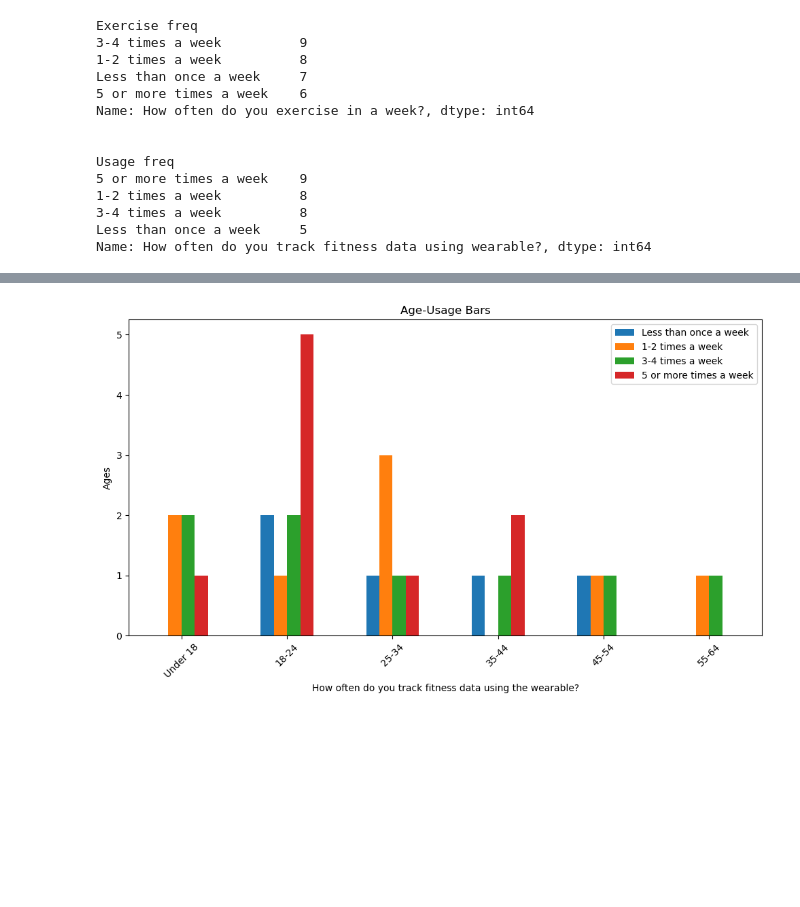
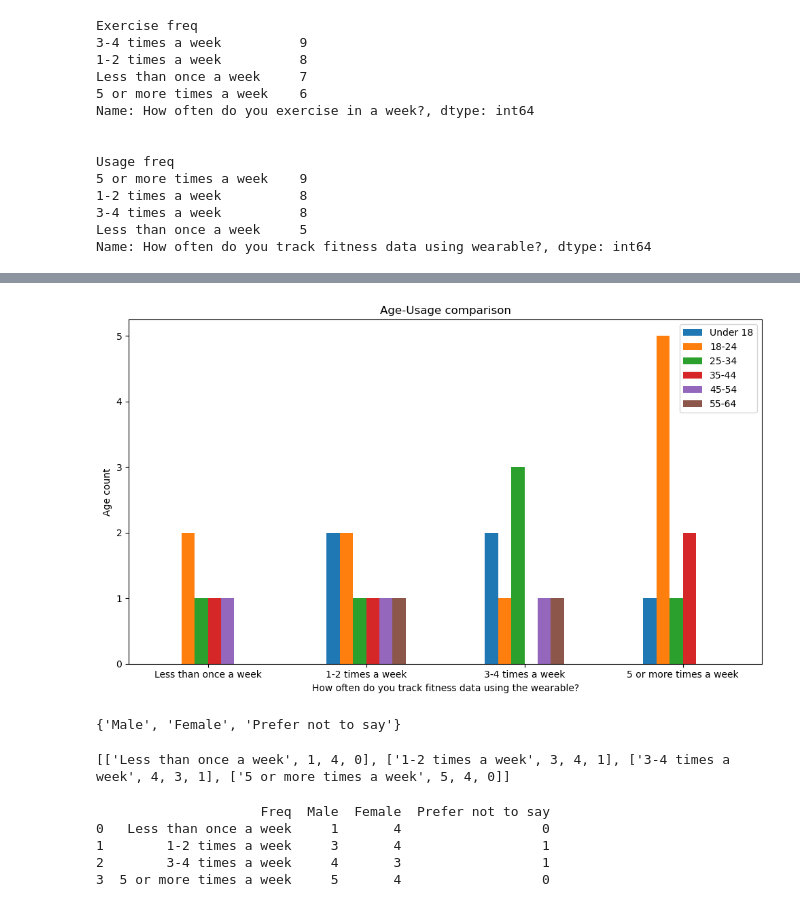
Before and after one commit to MichaelBermas/JupyterPG, a Jupyter notebook: Consumer Behavior 1.ipynb, the cells around one changed output, grey strips where cells are left out. Drawn from its saved outputs; the diff is of its cells as text; code cells hidden in the pictures; blank space fills up the shorter version.

```diff
--- a/Consumer Behavior 1.ipynb
+++ b/Consumer Behavior 1.ipynb
@@ -208,3 +204,0 @@ columns2 = ['Age', 'Less than once a week', '1-2 times a week', '3-4 times a wee
-# %%
-age_usage_df = pd.DataFrame(rows2, columns = columns2)
-print(age_usage_df)
@@ -227,10 +205,46 @@ print(age_usage_df)
-# %%
-age_usage_df.set_index('Age').plot(kind='bar', figsize=(10, 6))
-plt.title('Age-Usage Bars')
-plt.xlabel('How often do you track fitness data using the wearable?')
-plt.ylabel('Ages')
-plt.xticks(rotation=45)
-plt.tight_layout()
-plt.show()
-# %% [output]
-[figure, removed]
+# %%
+age_usage_df.set_index('Frequency').plot(kind='bar', figsize=(10, 6))
+plt.title('Age-Usage comparison')
+plt.xlabel('How often do you track fitness data using the wearable?')
+plt.ylabel('Age count')
+plt.xticks(rotation=0)
+plt.tight_layout()
+plt.show()
+# %% [output]
+[figure, added]
+# %%
+gen_set = set()
+for x in data['What is your gender?']:
+    if x not in gen_set:
+        gen_set.add(x)
+
+print(gen_set)
+# %% [output]
+{'Male', 'Female', 'Prefer not to say'}
+# %%
+gen_col = []
+for x in gen_set:
+    gen_col.append(x)
+
+gen_rows=[]
+for x in usage:
+    inst3 = []
+    inst3.append(x)
+    for y in gen_col:
+        sub = data[data['What is your gender?'] == y]
+        count = (sub['How often do you track fitness data using wearable?']==x).sum()
+        inst3.append(count)
+    gen_rows.append(inst3)
+
+gen_rows[1], gen_rows[2] = gen_rows[2], gen_rows[1]
+# %% [output]
+[['Less than once a week', 1, 4, 0], ['1-2 times a week', 3, 4, 1], ['3-4 times a week', 4, 3, 1], ['5 or more times a week', 5, 4, 0]]
+# %%
+gen_df = pd.DataFrame(gen_rows, columns = ['Freq'] +gen_col)
+print(gen_df)
+# %% [output]
+                     Freq  Male  Female  Prefer not to say
+0   Less than once a week     1       4                  0
+1        1-2 times a week     3       4                  1
+2        3-4 times a week     4       3                  1
+3  5 or more times a week     5       4                  0
```
Also changed, not shown: parts of 12 cells of this notebook.
